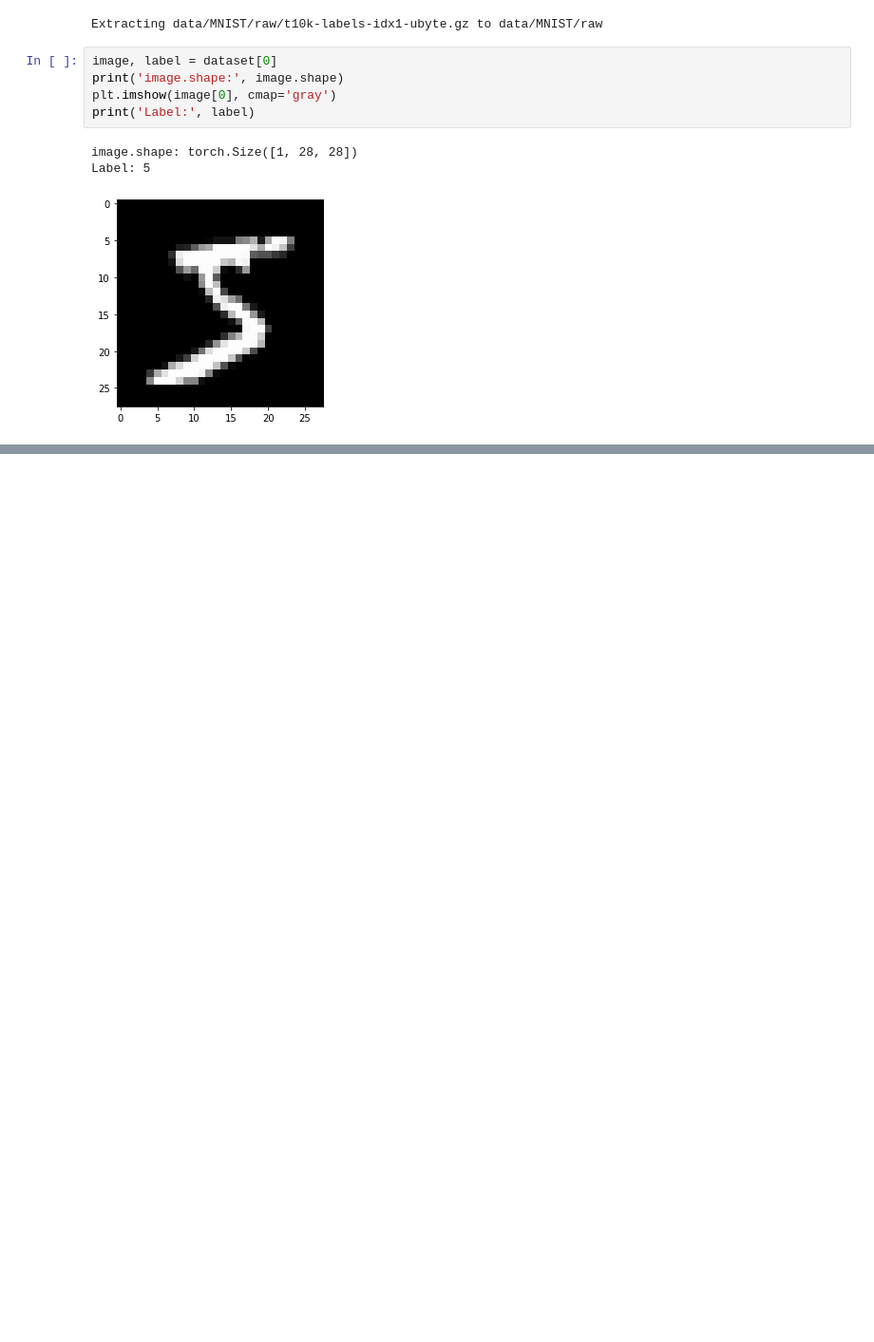
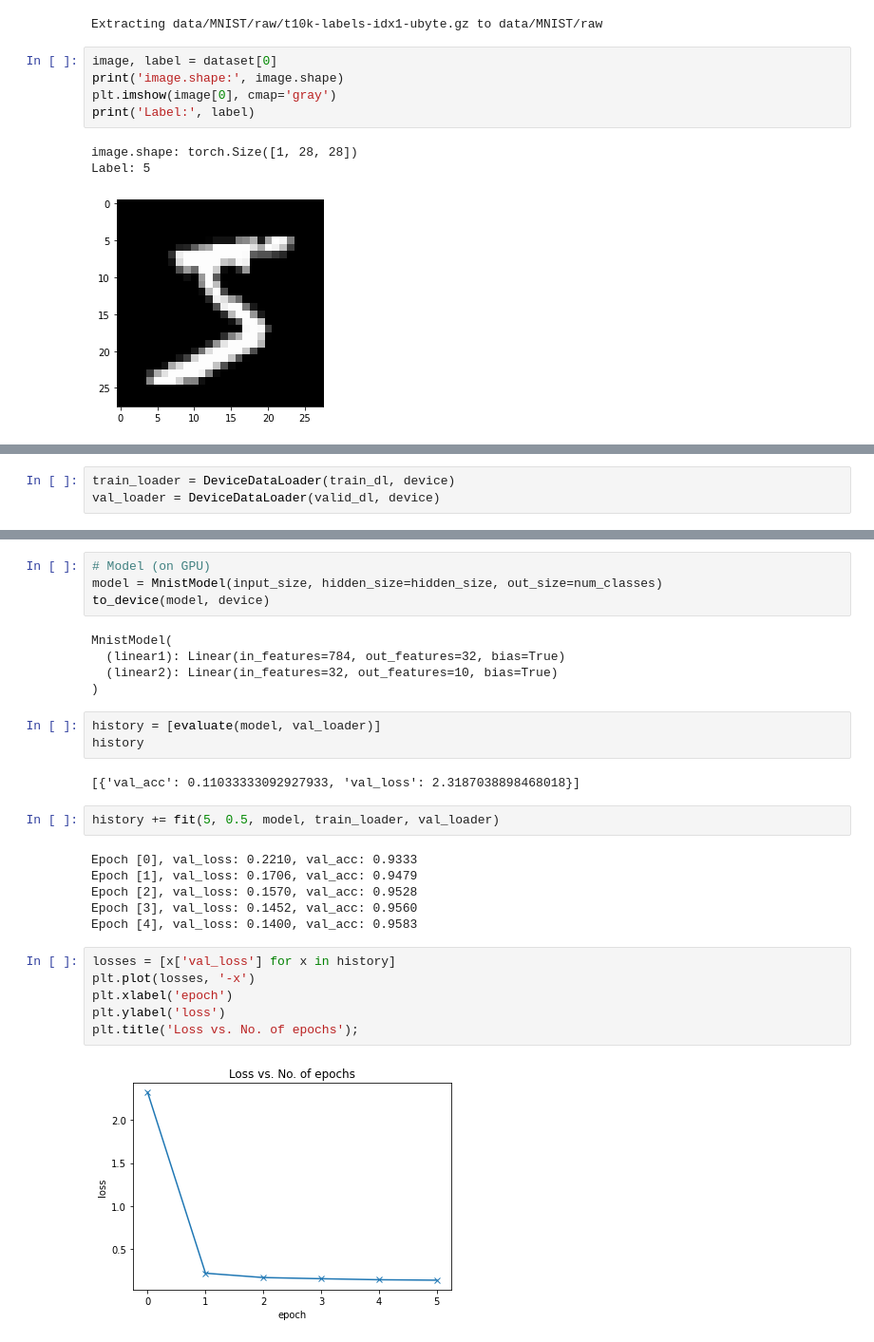
Before and after one commit to megamindavi/pytorch_training, a Jupyter notebook: Neural_networks.ipynb, the cells around one changed output, grey strips where cells are left out. Shown at 95% size. Saved outputs shown, nothing was run; the diff lists cells and outputs as text; blank space fills up the shorter version.

```diff
--- a/Neural_networks.ipynb
+++ b/Neural_networks.ipynb
@@ -46,0 +220,3 @@ Label: 5
+# %%
+train_loader = DeviceDataLoader(train_dl, device)
+val_loader = DeviceDataLoader(valid_dl, device)
@@ -46,0 +235,30 @@ Label: 5
+# %%
+# Model (on GPU)
+model = MnistModel(input_size, hidden_size=hidden_size, out_size=num_classes)
+to_device(model, device)
+# %% [output]
+MnistModel(
+  (linear1): Linear(in_features=784, out_features=32, bias=True)
+  (linear2): Linear(in_features=32, out_features=10, bias=True)
+)
+# %%
+history = [evaluate(model, val_loader)]
+history
+# %% [output]
+[{'val_acc': 0.11033333092927933, 'val_loss': 2.3187038898468018}]
+# %%
+history += fit(5, 0.5, model, train_loader, val_loader)
+# %% [output]
+Epoch [0], val_loss: 0.2210, val_acc: 0.9333
+Epoch [1], val_loss: 0.1706, val_acc: 0.9479
+Epoch [2], val_loss: 0.1570, val_acc: 0.9528
+Epoch [3], val_loss: 0.1452, val_acc: 0.9560
+Epoch [4], val_loss: 0.1400, val_acc: 0.9583
+# %%
+losses = [x['val_loss'] for x in history]
+plt.plot(losses, '-x')
+plt.xlabel('epoch')
+plt.ylabel('loss')
+plt.title('Loss vs. No. of epochs');
+# %% [output]
+[figure, added]
```
Also changed, not shown: parts of 27 cells of this notebook.
